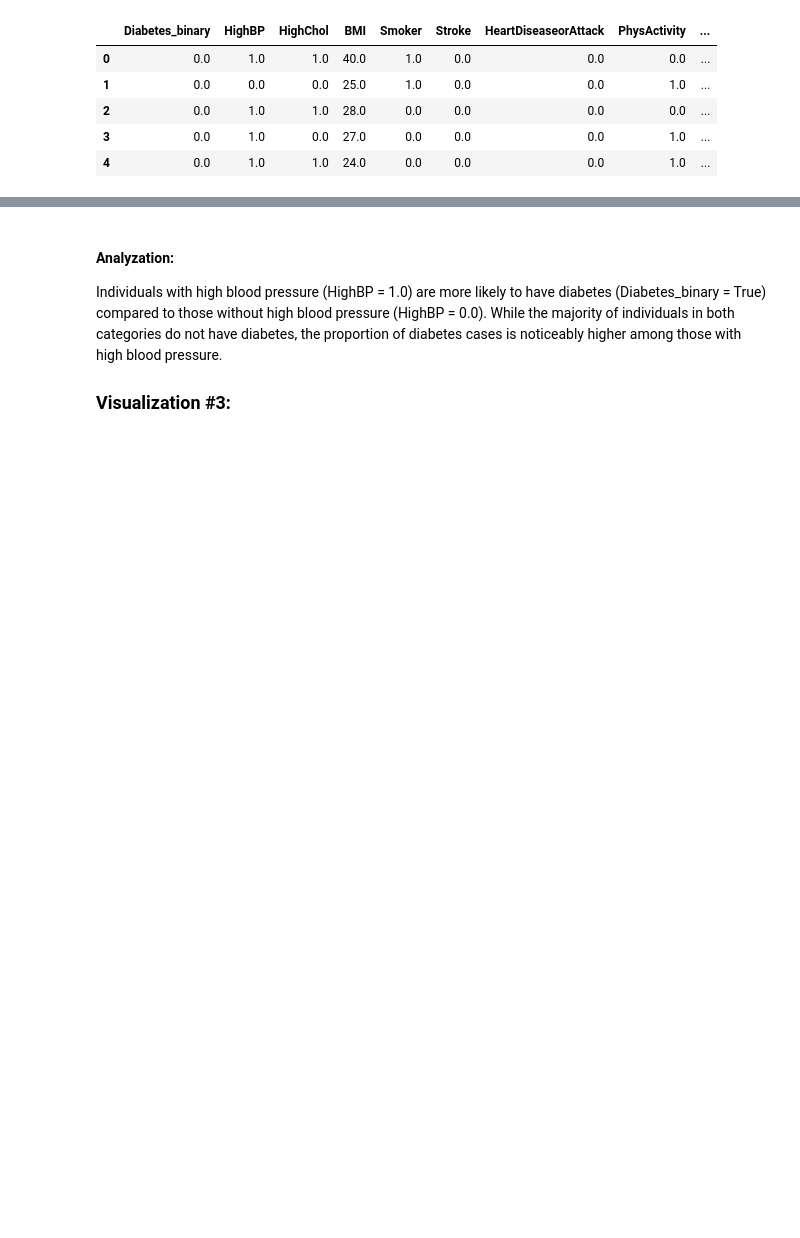
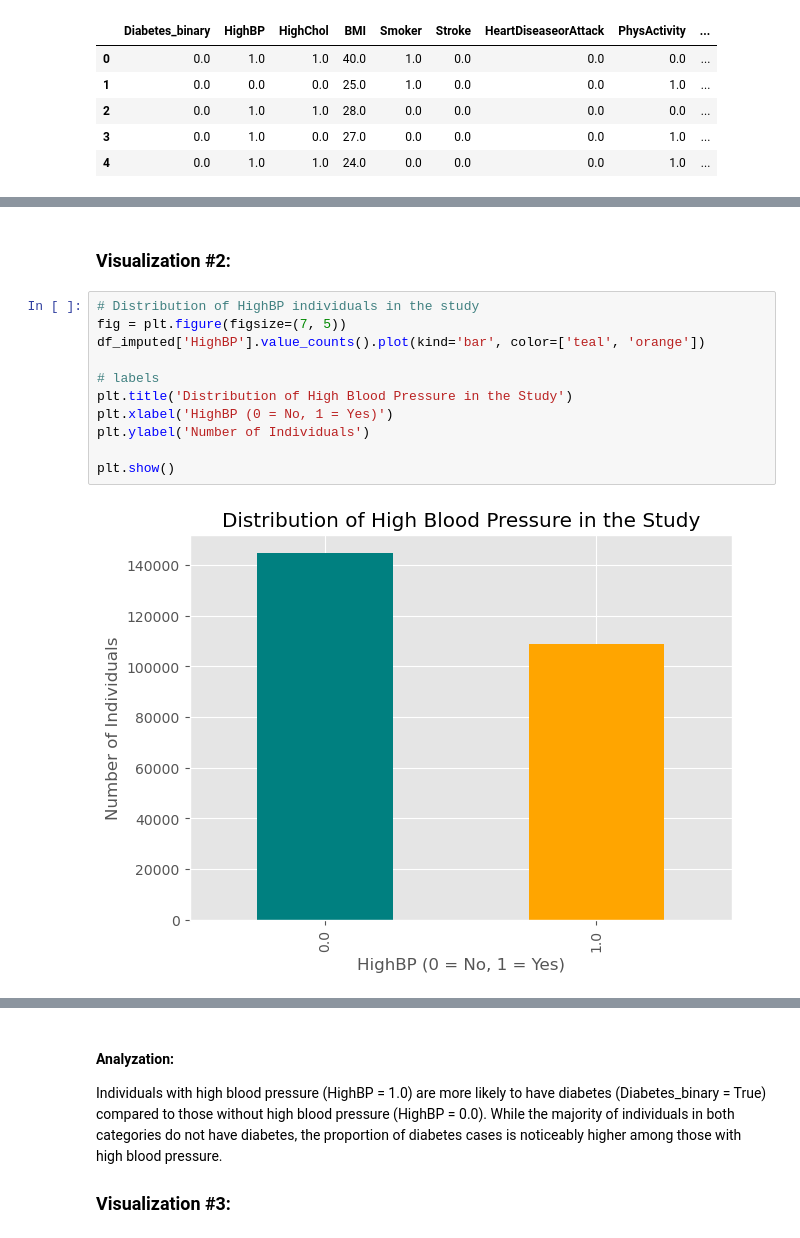
Before and after one commit to 48878679/CS-5324-Lab1, a Jupyter notebook: Lab1/Lab1.ipynb, the cells around one changed output, grey strips where cells are left out. Saved outputs shown, nothing was run; the diff lists cells and outputs as text; blank space fills up the shorter version.

```diff
--- a/Lab1/Lab1.ipynb
+++ b/Lab1/Lab1.ipynb
@@ -248,0 +267,15 @@ plt.show()
+# %% [markdown]
+### Visualization #2:
+# %%
+# Distribution of HighBP individuals in the study
+fig = plt.figure(figsize=(7, 5))
+df_imputed['HighBP'].value_counts().plot(kind='bar', color=['teal', 'orange'])
+
+# labels
+plt.title('Distribution of High Blood Pressure in the Study')
+plt.xlabel('HighBP (0 = No, 1 = Yes)')
+plt.ylabel('Number of Individuals')
+
+plt.show()
+# %% [output]
+[figure, added]
```
Also changed, not shown: parts of 14 cells of this notebook.
